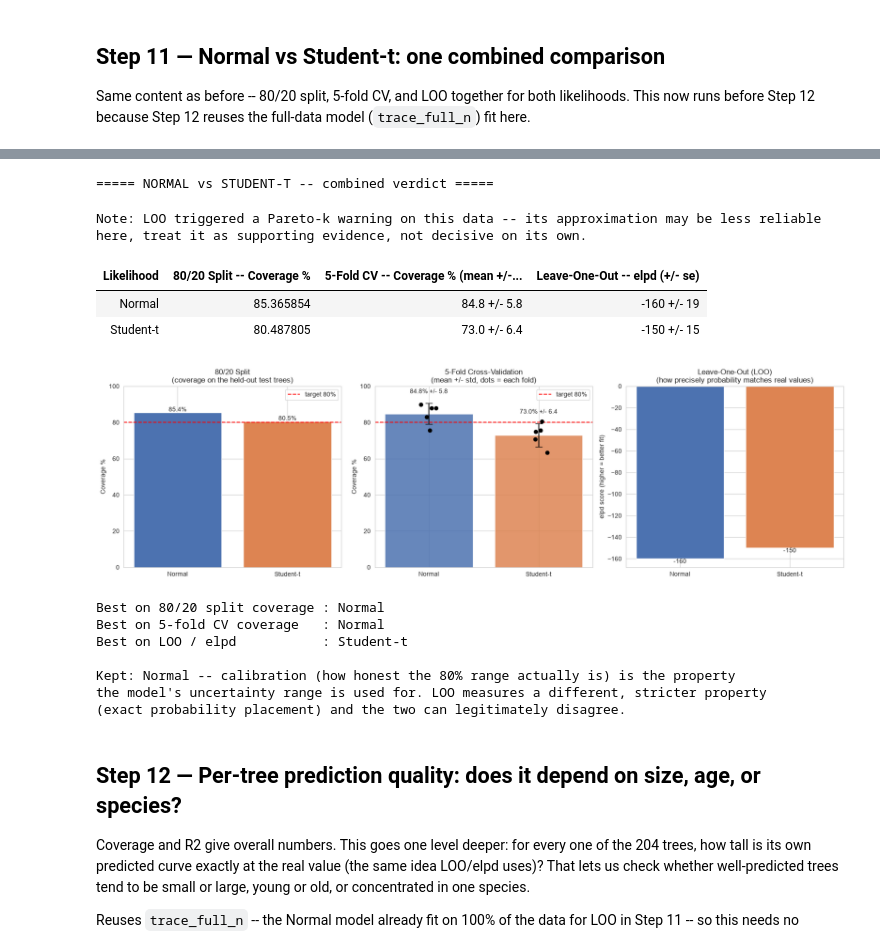
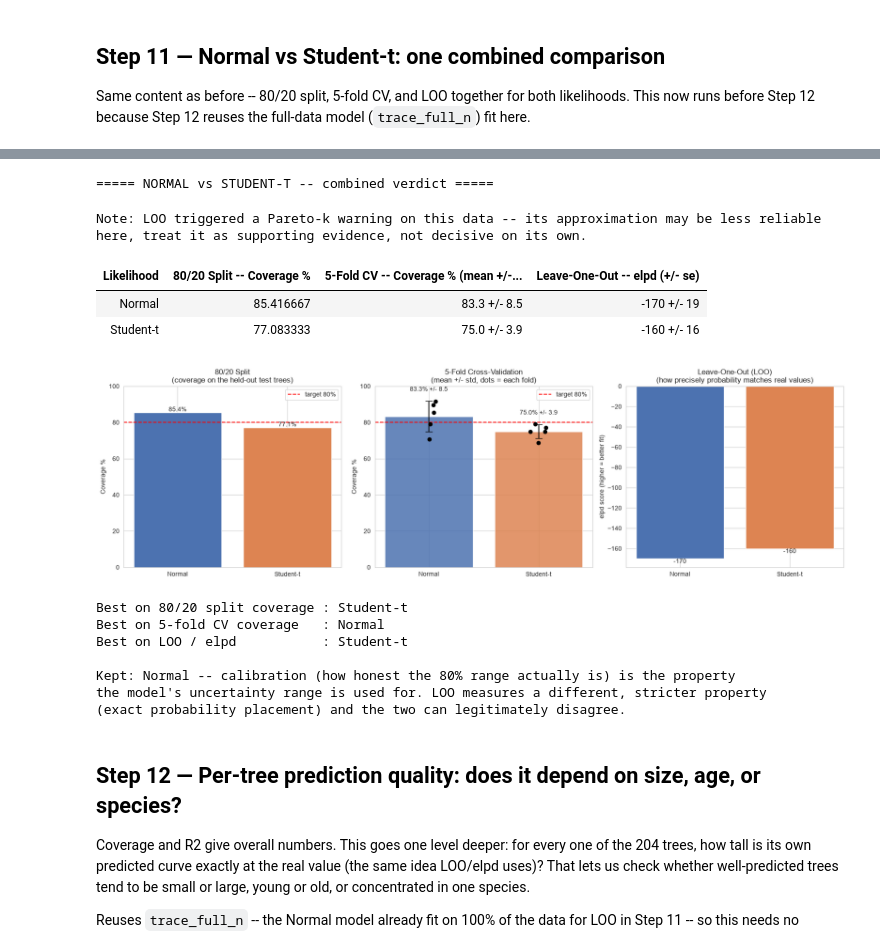
Before and after one commit to nabil-elkhatri/BRAMBLE-biomass-model, a Jupyter notebook: BRAMBLE_final.ipynb, the cells around one changed output, grey strips where cells are left out. Cells and saved outputs as stored; diff of their text form; code cells hidden in the pictures.

```diff
--- a/BRAMBLE_final.ipynb
+++ b/BRAMBLE_final.ipynb
@@ -34,7 +39,7 @@ sns.set_style("whitegrid")   # sets a clean default look for all plots
 ## Step 2 — Load and clean the data
 # %%
 df = pd.read_csv("BIOMASS_ALLOMETRY.csv", sep=",")
-df = df[df["Species"].isin(["Olive", "Argan", "Schinus", "Carob"])].copy()
+df = df[df["Species"].isin(["Olive", "Argan", "Schinus", "Carob","Eucalyptus"])].copy()
 
 df["CD"] = df[["CD1", "CD2"]].mean(axis=1)
 df["BD"] = df[["BD1", "BD2"]].mean(axis=1)
@@ -625,39 +630,39 @@ for likelihood in cv_data["Likelihood"].unique():
     ax.scatter(x_pos + jitter, sub["Coverage %"], color="black", zorder=5, s=35, label=None)
 ax.axhline(80, color="red", linestyle="--", label="target 80%")
 ax.set_ylim(0, 100)
 ax.set_ylabel("Coverage %")
 ax.set_title("5-Fold Cross-Validation\n(mean +/- std, dots = each fold)")
 ax.legend()
 
 ax = axes[2]
 bars = ax.bar(comparison_table["Likelihood"], comparison_table["_elpd"],
               color=[colors[l] for l in comparison_table["Likelihood"]])
 ax.bar_label(bars, fmt="%.0f")
 ax.set_ylabel("elpd score (higher = better fit)")
 ax.set_title("Leave-One-Out (LOO)\n(how precisely probability matches real values)")
 
 plt.tight_layout()
 plt.savefig("report_figures/normal_vs_studentt.png", dpi=130, bbox_inches="tight")
 plt.show()
 
-best_split = comparison_table.loc[comparison_table["_split_coverage"].idxmax(), "Likelihood"]
-best_cv = cv_summary["mean"].idxmax()
+best_split = comparison_table.loc[(comparison_table["_split_coverage"] - 80).abs().idxmin(), "Likelihood"]
+best_cv = (cv_summary["mean"] - 80).abs().idxmin()
 best_loo = comparison_table.loc[comparison_table["_elpd"].idxmax(), "Likelihood"]
 
 print(f"\nBest on 80/20 split coverage : {best_split}")
 print(f"Best on 5-fold CV coverage   : {best_cv}")
 print(f"Best on LOO / elpd           : {best_loo}")
 print(f"\nKept: {best_cv} -- calibration (how honest the 80% range actually is) is the property")
 print("the model's uncertainty range is used for. LOO measures a different, stricter property")
 print("(exact probability placement) and the two can legitimately disagree.")
 # %% [output]
 ===== NORMAL vs STUDENT-T -- combined verdict =====
 Note: LOO triggered a Pareto-k warning on this data -- its approximation may be less reliable here, treat it as supporting evidence, not decisive on its own.
 | Likelihood | 80/20 Split -- Coverage % | 5-Fold CV -- Coverage % (mean +/-... | Leave-One-Out -- elpd (+/- se) |
-| Normal | 85.365854 | 84.8 +/- 5.8 | -160 +/- 19 |
-| Student-t | 80.487805 | 73.0 +/- 6.4 | -150 +/- 15 |
+| Normal | 85.416667 | 83.3 +/- 8.5 | -170 +/- 19 |
+| Student-t | 77.083333 | 75.0 +/- 3.9 | -160 +/- 16 |
-[figure, old version]
+[figure, new version]
-Best on 80/20 split coverage : Normal
+Best on 80/20 split coverage : Student-t
 Best on 5-fold CV coverage   : Normal
 Best on LOO / elpd           : Student-t
 
```
Also changed, not shown: parts of 27 cells of this notebook.
